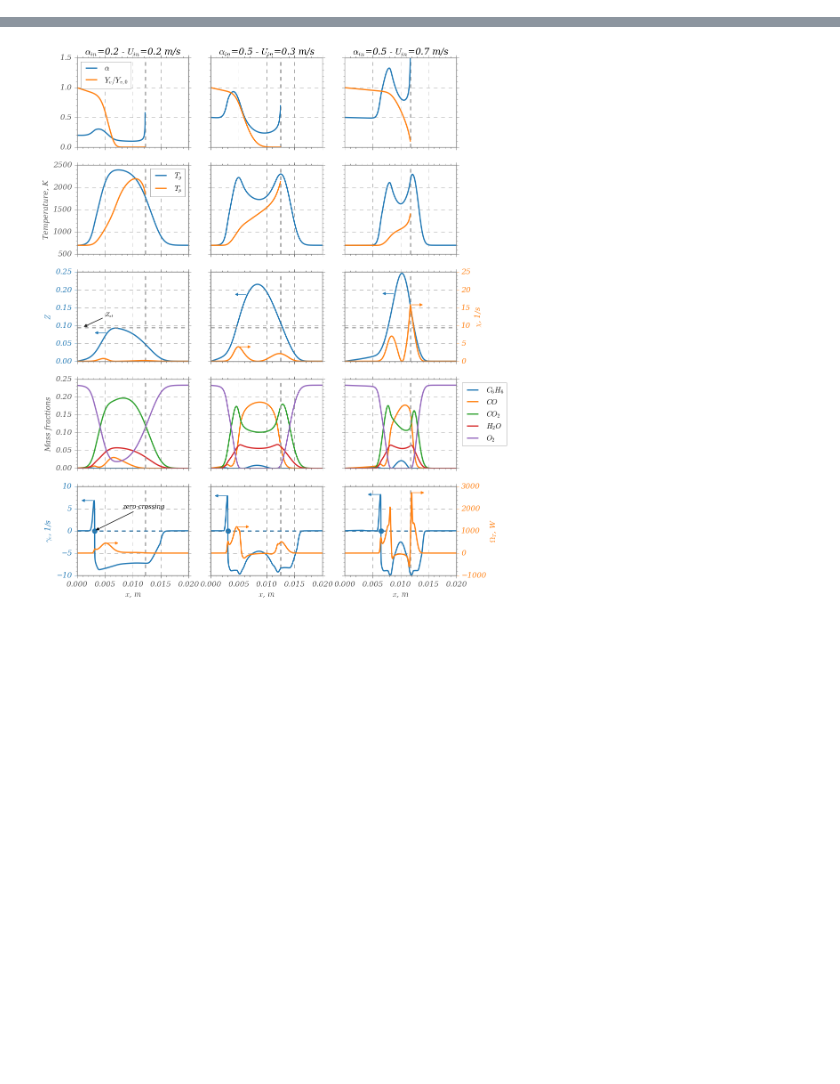
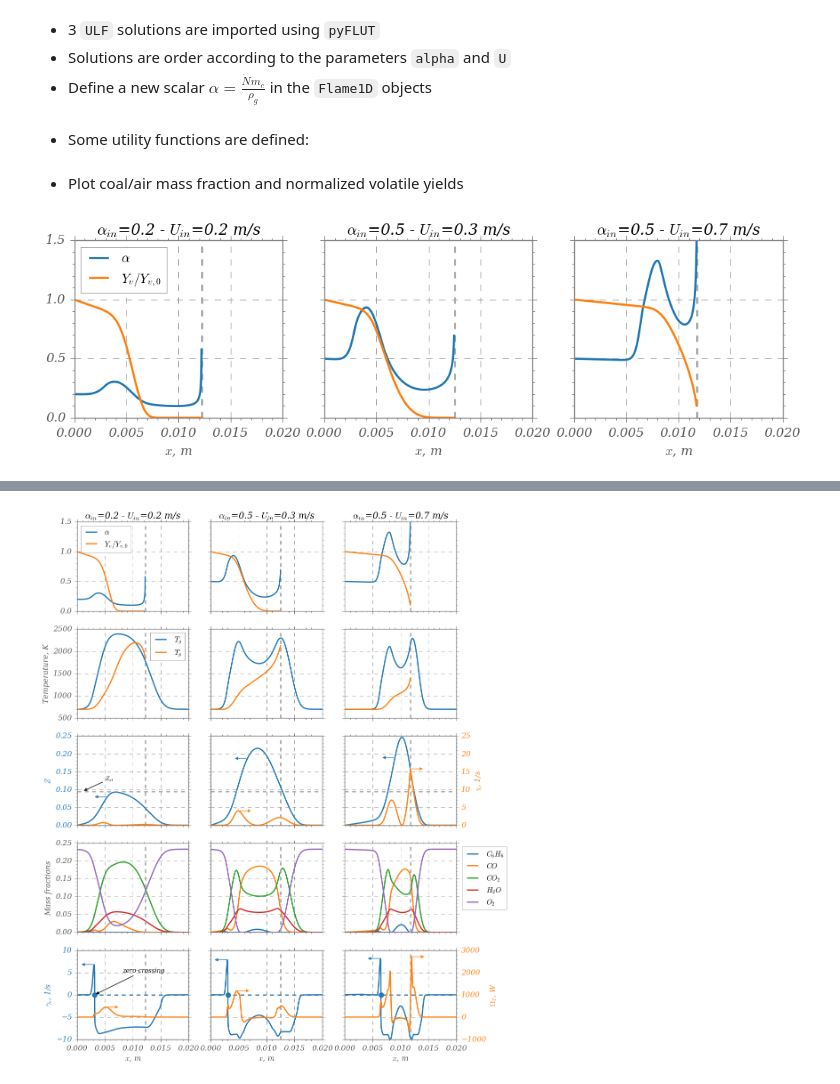
Before and after one commit to mighelone/quality_plot, a Jupyter notebook: DirectAnalysis.ipynb, the cells around one changed output, grey strips where cells are left out. Drawn from its saved outputs; the diff is of its cells as text; code cells hidden in the pictures; blank space fills up the shorter version.

```diff
--- a/DirectAnalysis.ipynb
+++ b/DirectAnalysis.ipynb
@@ -17 +25,5 @@ Z_st=0.095
+# %% [markdown]
+* 3 `ULF` solutions are imported using `pyFLUT`
+* Solutions are order according to the parameters `alpha` and `U`
+* Define a new scalar $\alpha = \frac{\dot{N} m_c}{\rho_g}$ in the `Flame1D` objects
 # %%
@@ -24,45 +35,68 @@ coal1D = sorted(coal1D, key=lambda c: sum(c.variables.values()))
 
 for c in coal1D:
     c['alpha0'] = c['M_p'] / c['rho']
+# %% [markdown]
+* Some utility functions are defined:
 # %%
 def set_ax(ax):
+    '''
+    Create a matplotlib axes if does not exist
+    '''
     if not ax:
         ax = plt.subplots()
     return ax
 
 def stagnation(coal, ax):
+    '''Extract stagnation conditions from coal1D ULF solution'''
     index = coal['n_p'] == 0
     X_stg = coal['X'][np.where(index)][0]
     ax.axvline(X_stg, linestyle='dashed', color='darkgray')
     return X_stg, ~index
 
-arr_th = 0.0025
+arr_th = 0.0025  # Thickeness of arrow
 def plot_arrow(ax, pos=(0, 0), color=None, direction='right'):
-    # axt.arrow(X[index], hMean[index], arr_th, 0,
-    #          color=colors[2], length_includes_head=True)
+    '''
+    Plot an arrow in the axes `ax`
+    '''
     if direction == 'left':
         shift = -arr_th
     else:
         shift = arr_th
     ax.annotate("", xytext=pos, xy=(pos[0] + shift, pos[1]),
                 arrowprops=dict(arrowstyle='-|>', color=color, linewidth=1))
+# %% [markdown]
+* Plot coal/air mass fraction and normalized volatile yields
 # %%
 def plot_coal_status(coal, n=1, ax=None):
-    '''Plot coal'''
+    '''
+    Plot alpha=coal/gas mass fraction and normalized volatile yields
+    '''
     ax = set_ax(ax)
     X_stg, stg_index = stagnation(coal, ax)
     X = coal['X'][stg_index]
     ax.plot(X, coal['alpha0'][stg_index], label='$\\alpha$',
             color=colors[0])
-
     ax.plot(X, coal['m_volatiles'][stg_index]/coal['m_volatiles'][0],
            label='$Y_v/Y_{v,0}$', color=colors[1])
-
     ax.set_ylim([0, 1.5])
     ax.locator_params(axis='y', nbins=3)
-
     if n == 0:
         ax.set_ylabel('')
         ax.legend(loc='upper left')
+    return ax
 
-    return ax
+L, H = 12, 3
+titles = ['$\\alpha_{in}$=0.2 - $U_{in}$=0.2 m/s',
+          '$\\alpha_{in}$=0.5 - $U_{in}$=0.3 m/s',
+          '$\\alpha_{in}$=0.5 - $U_{in}$=0.7 m/s']
+
+fig, axes = plt.subplots(ncols=len(coal1D), sharey='row', sharex='col',
+                         figsize=(L, H))
+
+for n_col, (c, ax, t) in enumerate(zip(coal1D, axes, titles)):
+    ax.set_title(t)
+    plot_coal_status(c, n_col, ax=ax)
+    ax.set_xlabel('$x$, m')
+    ax.set_xlim([0, 0.02])
+# %% [output]
+[figure, added]
```
Also changed, not shown: parts of 18 cells of this notebook, 1 other file.
